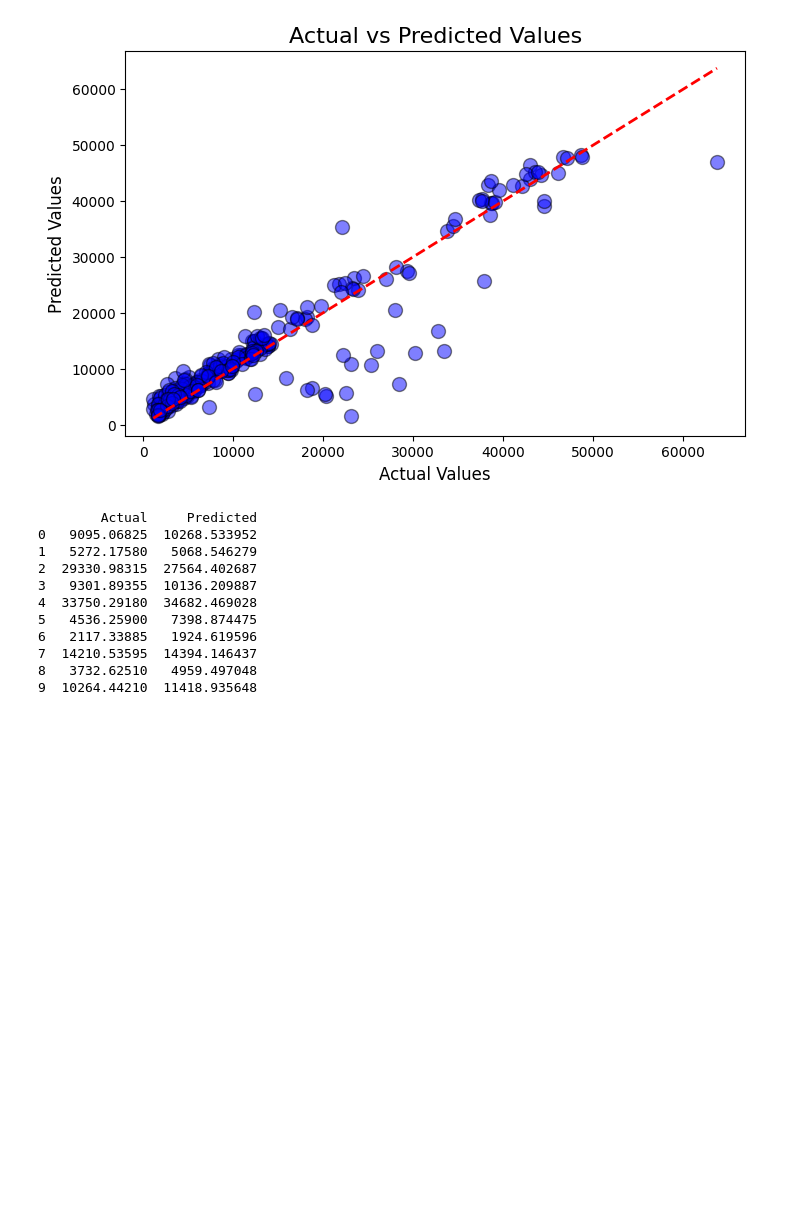
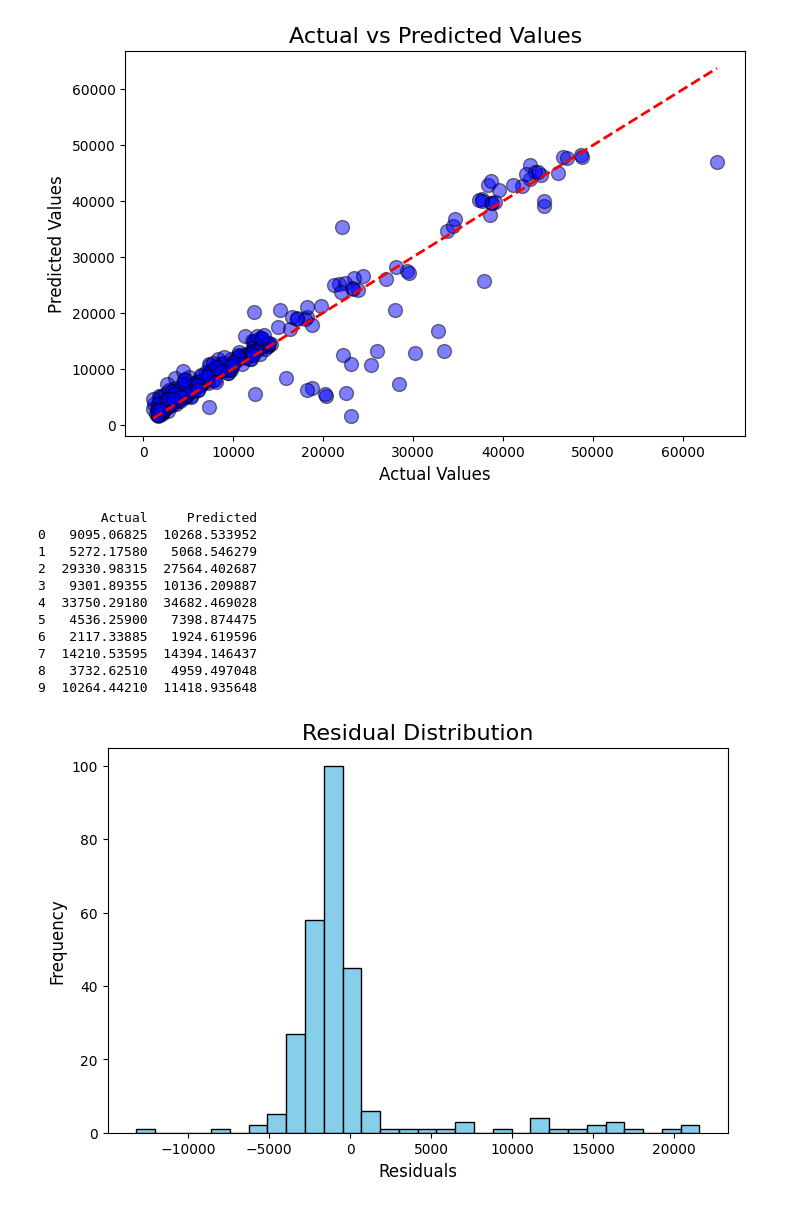
Before and after one commit to Aeyongddi/python_project, a Jupyter notebook: insurance_training.ipynb, the cells around one changed output. Drawn from its saved outputs; the diff is of its cells as text; code cells hidden in the pictures; blank space fills up the shorter version.

```diff
--- a/insurance_training.ipynb
+++ b/insurance_training.ipynb
@@ -368,3 +368,21 @@ print(comparsion.head(10))
 7  14210.53595  14394.146437
 8   3732.62510   4959.497048
 9  10264.44210  11418.935648
+# %%
+# 잔차 분석
+# 잔차 계산
+residuals = y_actual - y_pred
+
+# 잔차 분포 시각화
+import matplotlib.pyplot as plt
+
+plt.figure(figsize=(8, 5))
+plt.hist(residuals, bins=30, edgecolor='black', color='skyblue')
+plt.title("Residual Distribution", fontsize=16)
+plt.xlabel("Residuals", fontsize=12)
+plt.ylabel("Frequency", fontsize=12)
+plt.xticks(fontsize=10)
+plt.yticks(fontsize=10)
+plt.show()
+# %% [output]
+[figure, added]
```
Also changed, not shown: parts of 2 cells of this notebook.
